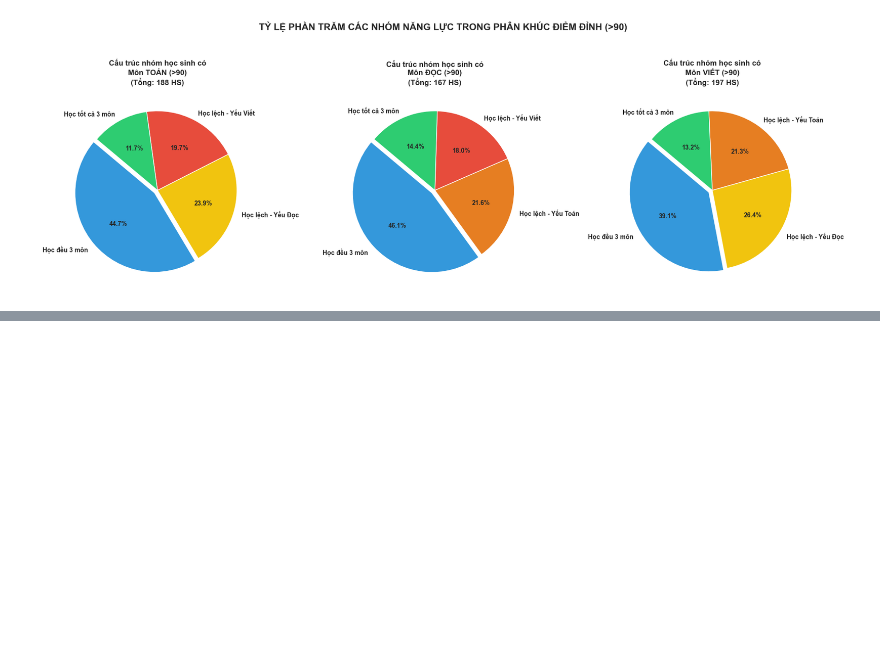
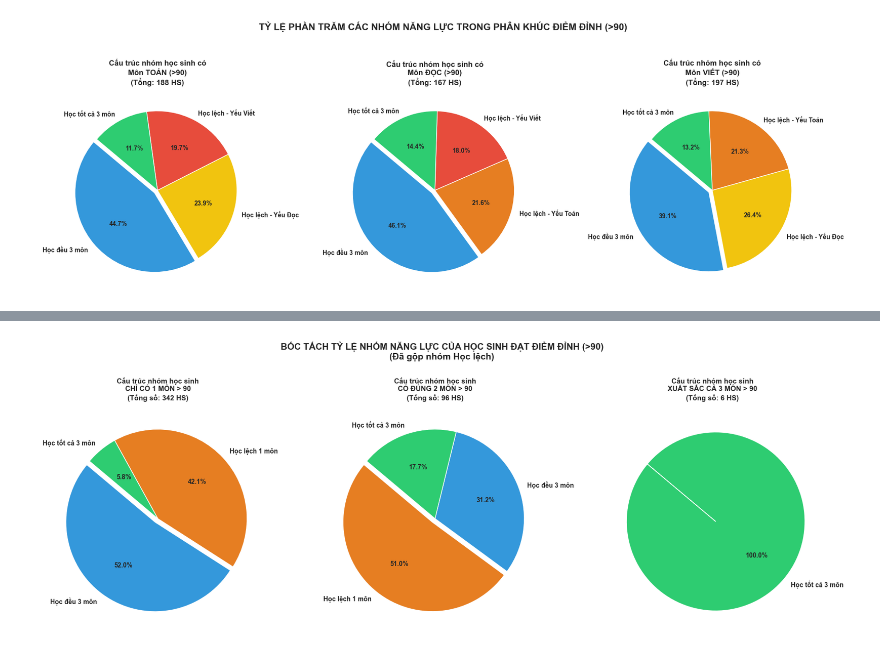
Before and after one commit to EnbacMig21/duan_datahsinh, a Jupyter notebook: phan_tich_data.ipynb, the cells around one changed output, grey strips where cells are left out. Saved outputs shown, nothing was run; the diff lists cells and outputs as text; code cells hidden in the pictures; blank space fills up the shorter version.

```diff
--- a/phan_tich_data.ipynb
+++ b/phan_tich_data.ipynb
@@ -1333,0 +1422,91 @@ plt.show()
+# %%
+import pandas as pd
+import matplotlib.pyplot as plt
+
+# 1. Đọc file dữ liệu của bạn
+df = pd.read_csv('Bao_Cao_Du_Doan_Hoc_Sinh.csv')
+df.columns = df.columns.str.strip().str.lower()
+
+# ==========================================================
+# GIAI ĐOẠN 1: PHÂN LOẠI MỚI (GỘP THÀNH NHÓM "HỌC LỆCH 1 MÔN")
+# ==========================================================
+df['total_score'] = df['math_score'] + df['reading_score'] + df['writing_score']
+df['math_low'] = df['math_score'] < (0.265 * df['total_score'])
+df['reading_low'] = df['reading_score'] < (0.265 * df['total_score'])
+df['writing_low'] = df['writing_score'] < (0.265 * df['total_score'])
+
+def phan_loai_gop_nhom(row):
+    math, reading, writing = row['math_score'], row['reading_score'], row['writing_score']
+
+    if math > 80 and reading > 80 and writing > 80: return 'Học tốt cả 3 môn'
+    if math < 70 and reading < 70 and writing < 70: return 'Học kém cả 3 môn'
+
+    # Nếu vi phạm 1 trong 3 điều kiện tỷ trọng thấp -> Gộp chung vào nhóm Học lệch 1 môn
+    if row['math_low'] or row['reading_low'] or row['writing_low']:
+        return 'Học lệch 1 môn'
+
+    return 'Học đều 3 môn'
+
+df['Phân loại năng lực'] = df.apply(phan_loai_gop_nhom, axis=1)
+
+# ==========================================================
+# GIAI ĐOẠN 2: ĐẾM SỐ MÔN > 90 CỦA TỪNG HỌC SINH
+# ==========================================================
+df['math_gt_90'] = df['math_score'] > 90
+df['reading_gt_90'] = df['reading_score'] > 90
+df['writing_gt_90'] = df['writing_score'] > 90
+df['so_mon_tren_90'] = df[['math_gt_90', 'reading_gt_90', 'writing_gt_90']].sum(axis=1)
+
+# ==========================================================
+# GIAI ĐOẠN 3: VẼ 3 BIỂU ĐỒ TRÒN VỚI BẢNG MÀU MỚI TỐI GIẢN
+# ==========================================================
+fig, axes = plt.subplots(1, 3, figsize=(18, 6))
+
+# Bảng màu đã được thu gọn (gộp 3 màu lệch cũ thành 1 màu Cam duy nhất)
+colors_dict = {
+    'Học tốt cả 3 môn': '#2ecc71',   # Xanh lá
+    'Học đều 3 môn': '#3498db',     # Xanh dương
+    'Học lệch 1 môn': '#e67e22',     # Cam
+    'Học kém cả 3 môn': '#95a5a6'    # Xám
+}
+
+nhom_90_list = [1, 2, 3]
+tieu_de_list = ['CHỈ CÓ 1 MÔN > 90', 'CÓ ĐÚNG 2 MÔN > 90', 'XUẤT SẮC CẢ 3 MÔN > 90']
+
+for i, so_mon in enumerate(nhom_90_list):
+    # Lọc học sinh theo phân khúc môn > 90
+    df_sub = df[df['so_mon_tren_90'] == so_mon]
+
+    # Tính toán tần suất xuất hiện của các nhóm năng lực mới
+    data_pie = df_sub['Phân loại năng lực'].value_counts()
+
+    if len(data_pie) == 0:
+        axes[i].text(0.5, 0.5, 'Không có học sinh\ntrong nhóm này', ha='center', va='center', fontsize=12)
+        axes[i].set_title(tieu_de_list[i], fontsize=12, fontweight='bold')
+        axes[i].axis('off')
+        continue
+
+    # Ánh xạ màu sắc chính xác tuyệt đối theo danh mục hiện diện
+    current_colors = [colors_dict[group] for group in data_pie.index]
+
+    # Tách nhẹ miếng bánh lớn nhất để bố cục nhìn thoáng, đẹp mắt
+    explode = [0.05 if j == 0 else 0 for j in range(len(data_pie))]
+
+    # Tiến hành vẽ biểu đồ tròn
+    axes[i].pie(data_pie,
+                labels=data_pie.index,
+                autopct='%1.1f%%',
+                startangle=140,
+                colors=current_colors,
+                explode=explode,
+                textprops={'fontsize': 10, 'fontweight': 'bold'})
+
+    axes[i].set_title(f'Cấu trúc nhóm học sinh\n{tieu_de_list[i]}\n(Tổng số: {len(df_sub)} HS)',
+                      fontsize=11, fontweight='bold', pad=10)
+
+plt.suptitle('BÓC TÁCH TỶ LỆ NHÓM NĂNG LỰC CỦA HỌC SINH ĐẠT ĐIỂM ĐỈNH (>90)\n(Đã gộp nhóm Học lệch)',
+             fontsize=14, fontweight='bold', y=1.05)
+plt.tight_layout()
+plt.show()
+# %% [output]
+[figure, added]
```
Also changed, not shown: parts of 1 cell of this notebook.
